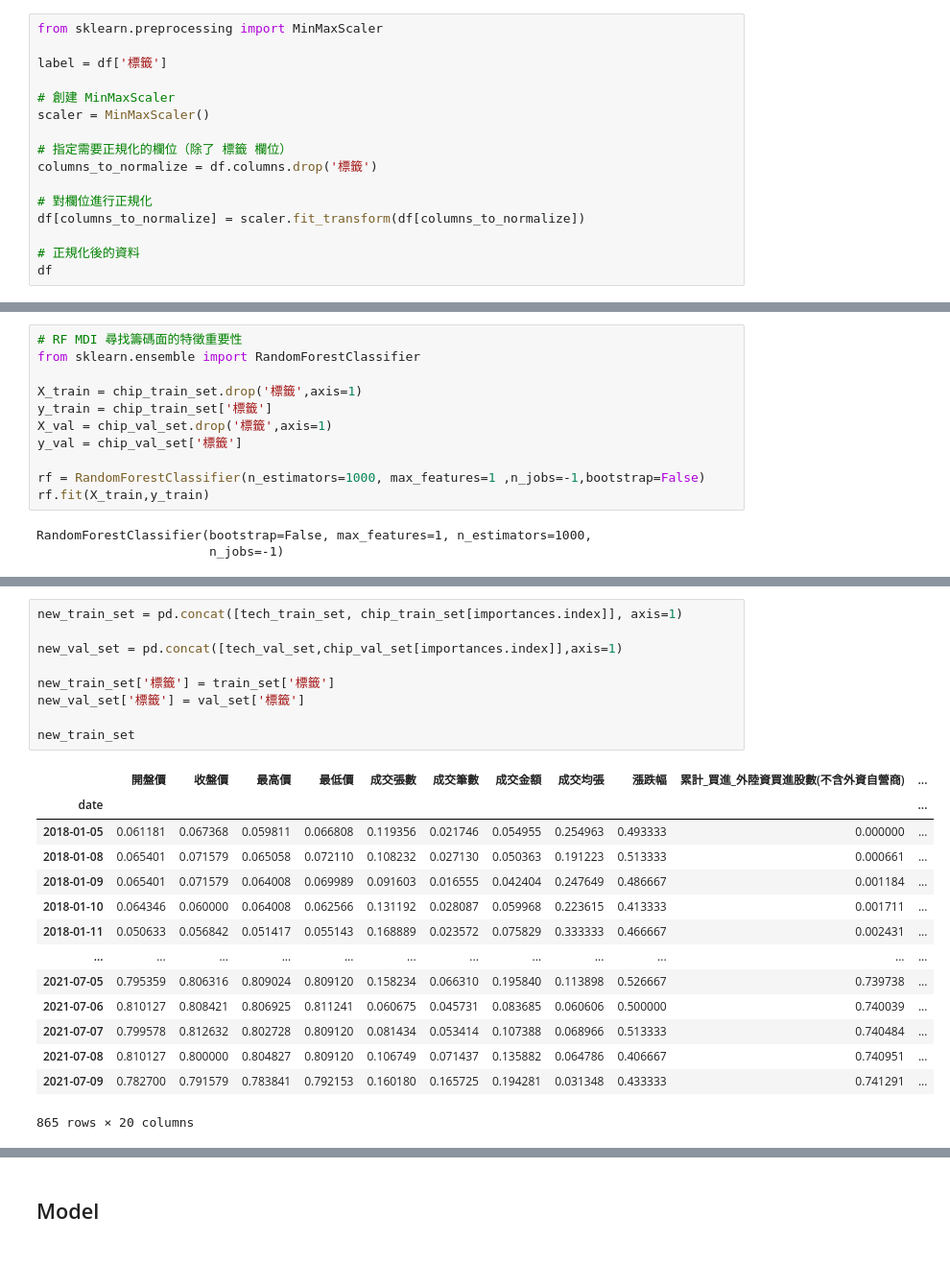
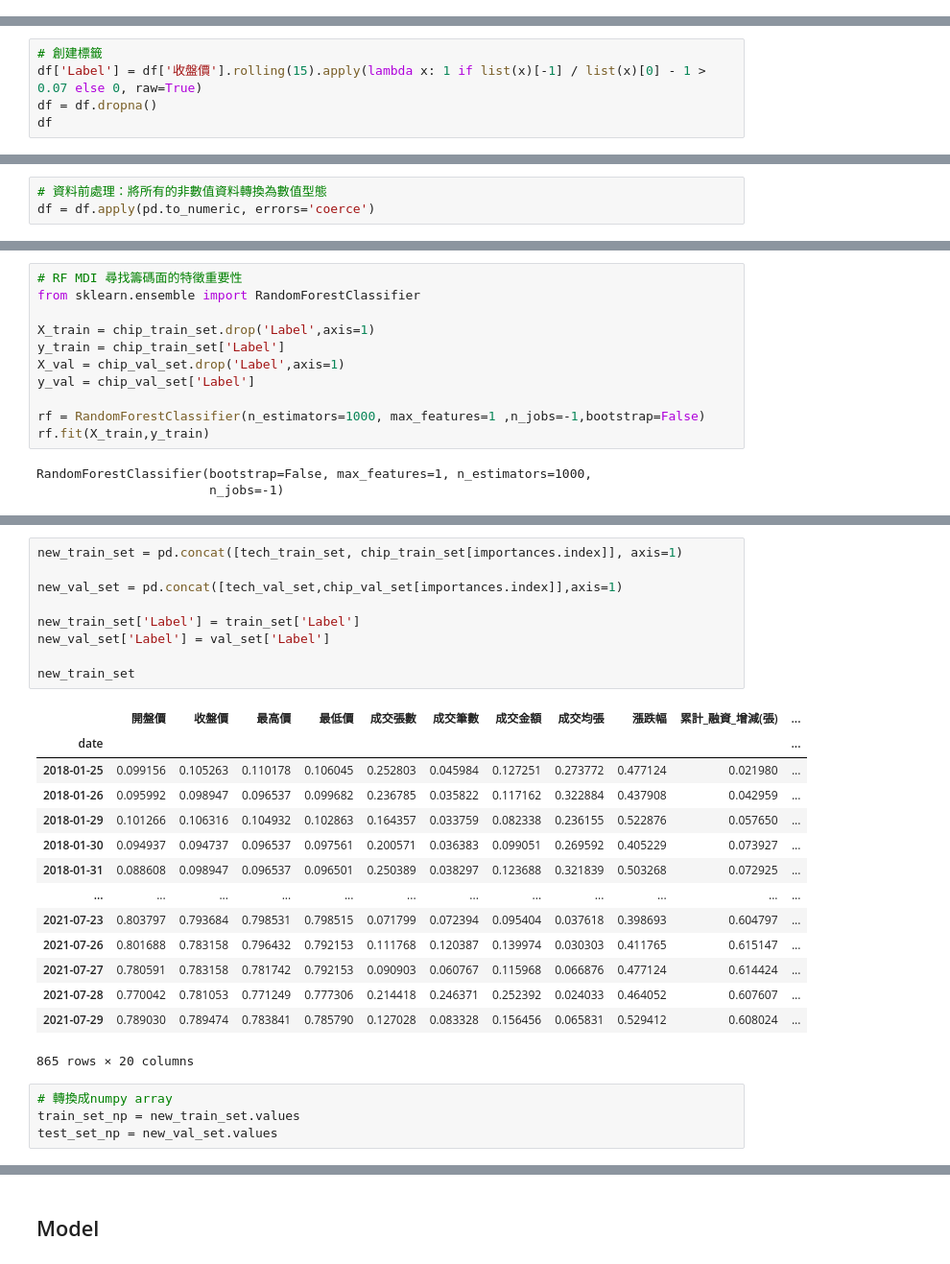
Before and after one commit to Chiao75543/FintechProject, a Jupyter notebook: model/train_model.ipynb, the cells around one changed output, grey strips where cells are left out. Shown: that part at 96% size. Drawn from its saved outputs; the diff is of its cells as text.

```diff
--- a/model/train_model.ipynb
+++ b/model/train_model.ipynb
@@ -124,16 +66,0 @@ time_series = pd.Series(index=start_dates,data=end_dates.values)
-# %%
-from sklearn.preprocessing import MinMaxScaler
-
-label = df['標籤']
-
-# 創建 MinMaxScaler
-scaler = MinMaxScaler()
-
-# 指定需要正規化的欄位（除了 標籤 欄位）
-columns_to_normalize = df.columns.drop('標籤')
-
-# 對欄位進行正規化
-df[columns_to_normalize] = scaler.fit_transform(df[columns_to_normalize])
-
-# 正規化後的資料
-df
@@ -159,0 +67,5 @@ See the caveats in the documentation: https://pandas.pydata.org/pandas-docs/stab
+# %%
+# 創建標籤
+df['Label'] = df['收盤價'].rolling(15).apply(lambda x: 1 if list(x)[-1] / list(x)[0] - 1 > 0.07 else 0, raw=True)
+df = df.dropna()
+df
@@ -160,3 +87,6 @@ See the caveats in the documentation: https://pandas.pydata.org/pandas-docs/stab
+# %%
+# 資料前處理：將所有的非數值資料轉換為數值型態
+df = df.apply(pd.to_numeric, errors='coerce')
 # %%
 #分割訓練集
 train_size = int(len(df) * 0.7)
@@ -179,10 +109,10 @@ chip_val_set = val_set.drop(columns=['開盤價','收盤價','最高價','最低
 # RF MDI 尋找籌碼面的特徵重要性
 from sklearn.ensemble import RandomForestClassifier
 
-X_train = chip_train_set.drop('標籤',axis=1)
-y_train = chip_train_set['標籤']
-X_val = chip_val_set.drop('標籤',axis=1)
-y_val = chip_val_set['標籤']
+X_train = chip_train_set.drop('Label',axis=1)
+y_train = chip_train_set['Label']
+X_val = chip_val_set.drop('Label',axis=1)
+y_val = chip_val_set['Label']
 
 rf = RandomForestClassifier(n_estimators=1000, max_features=1 ,n_jobs=-1,bootstrap=False)
 rf.fit(X_train,y_train)
@@ -215,24 +145,28 @@ importances
 # %%
 new_train_set = pd.concat([tech_train_set, chip_train_set[importances.index]], axis=1)
 
 new_val_set = pd.concat([tech_val_set,chip_val_set[importances.index]],axis=1)
 
-new_train_set['標籤'] = train_set['標籤']
-new_val_set['標籤'] = val_set['標籤']
+new_train_set['Label'] = train_set['Label']
+new_val_set['Label'] = val_set['Label']
 
 new_train_set
 # %% [output]
-|  | 開盤價 | 收盤價 | 最高價 | 最低價 | 成交張數 | 成交筆數 | 成交金額 | 成交均張 | 漲跌幅 | 累計_買進_外陸資買進股數(不含外資自營商) | ... |
+|  | 開盤價 | 收盤價 | 最高價 | 最低價 | 成交張數 | 成交筆數 | 成交金額 | 成交均張 | 漲跌幅 | 累計_融資_增減(張) | ... |
 | date |  |  |  |  |  |  |  |  |  |  | ... |
-| 2018-01-05 | 0.061181 | 0.067368 | 0.059811 | 0.066808 | 0.119356 | 0.021746 | 0.054955 | 0.254963 | 0.493333 | 0.000000 | ... |
-| 2018-01-08 | 0.065401 | 0.071579 | 0.065058 | 0.072110 | 0.108232 | 0.027130 | 0.050363 | 0.191223 | 0.513333 | 0.000661 | ... |
-| 2018-01-09 | 0.065401 | 0.071579 | 0.064008 | 0.069989 | 0.091603 | 0.016555 | 0.042404 | 0.247649 | 0.486667 | 0.001184 | ... |
-| 2018-01-10 | 0.064346 | 0.060000 | 0.064008 | 0.062566 | 0.131192 | 0.028087 | 0.059968 | 0.223615 | 0.413333 | 0.001711 | ... |
-| 2018-01-11 | 0.050633 | 0.056842 | 0.051417 | 0.055143 | 0.168889 | 0.023572 | 0.075829 | 0.333333 | 0.466667 | 0.002431 | ... |
+| 2018-01-25 | 0.099156 | 0.105263 | 0.110178 | 0.106045 | 0.252803 | 0.045984 | 0.127251 | 0.273772 | 0.477124 | 0.021980 | ... |
+| 2018-01-26 | 0.095992 | 0.098947 | 0.096537 | 0.099682 | 0.236785 | 0.035822 | 0.117162 | 0.322884 | 0.437908 | 0.042959 | ... |
+| 2018-01-29 | 0.101266 | 0.106316 | 0.104932 | 0.102863 | 0.164357 | 0.033759 | 0.082338 | 0.236155 | 0.522876 | 0.057650 | ... |
+| 2018-01-30 | 0.094937 | 0.094737 | 0.096537 | 0.097561 | 0.200571 | 0.036383 | 0.099051 | 0.269592 | 0.405229 | 0.073927 | ... |
+| 2018-01-31 | 0.088608 | 0.098947 | 0.096537 | 0.096501 | 0.250389 | 0.038297 | 0.123688 | 0.321839 | 0.503268 | 0.072925 | ... |
 | ... | ... | ... | ... | ... | ... | ... | ... | ... | ... | ... | ... |
-| 2021-07-05 | 0.795359 | 0.806316 | 0.809024 | 0.809120 | 0.158234 | 0.066310 | 0.195840 | 0.113898 | 0.526667 | 0.739738 | ... |
-| 2021-07-06 | 0.810127 | 0.808421 | 0.806925 | 0.811241 | 0.060675 | 0.045731 | 0.083685 | 0.060606 | 0.500000 | 0.740039 | ... |
-| 2021-07-07 | 0.799578 | 0.812632 | 0.802728 | 0.809120 | 0.081434 | 0.053414 | 0.107388 | 0.068966 | 0.513333 | 0.740484 | ... |
-| 2021-07-08 | 0.810127 | 0.800000 | 0.804827 | 0.809120 | 0.106749 | 0.071437 | 0.135882 | 0.064786 | 0.406667 | 0.740951 | ... |
-| 2021-07-09 | 0.782700 | 0.791579 | 0.783841 | 0.792153 | 0.160180 | 0.165725 | 0.194281 | 0.031348 | 0.433333 | 0.741291 | ... |
+| 2021-07-23 | 0.803797 | 0.793684 | 0.798531 | 0.798515 | 0.071799 | 0.072394 | 0.095404 | 0.037618 | 0.398693 | 0.604797 | ... |
+| 2021-07-26 | 0.801688 | 0.783158 | 0.796432 | 0.792153 | 0.111768 | 0.120387 | 0.139974 | 0.030303 | 0.411765 | 0.615147 | ... |
+| 2021-07-27 | 0.780591 | 0.783158 | 0.781742 | 0.792153 | 0.090903 | 0.060767 | 0.115968 | 0.066876 | 0.477124 | 0.614424 | ... |
+| 2021-07-28 | 0.770042 | 0.781053 | 0.771249 | 0.777306 | 0.214418 | 0.246371 | 0.252392 | 0.024033 | 0.464052 | 0.607607 | ... |
+| 2021-07-29 | 0.789030 | 0.789474 | 0.783841 | 0.785790 | 0.127028 | 0.083328 | 0.156456 | 0.065831 | 0.529412 | 0.608024 | ... |
 865 rows × 20 columns
+# %%
+# 轉換成numpy array
+train_set_np = new_train_set.values
+test_set_np = new_val_set.values
```
Also changed, not shown: parts of 40 cells of this notebook.
